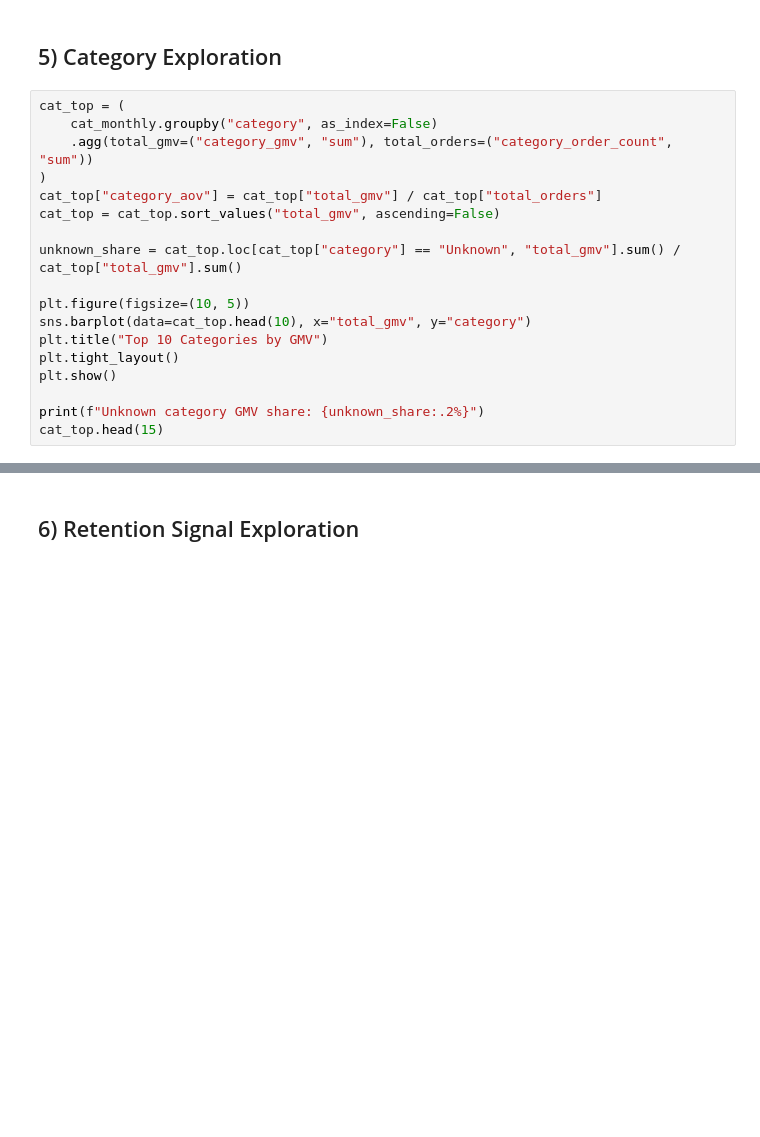
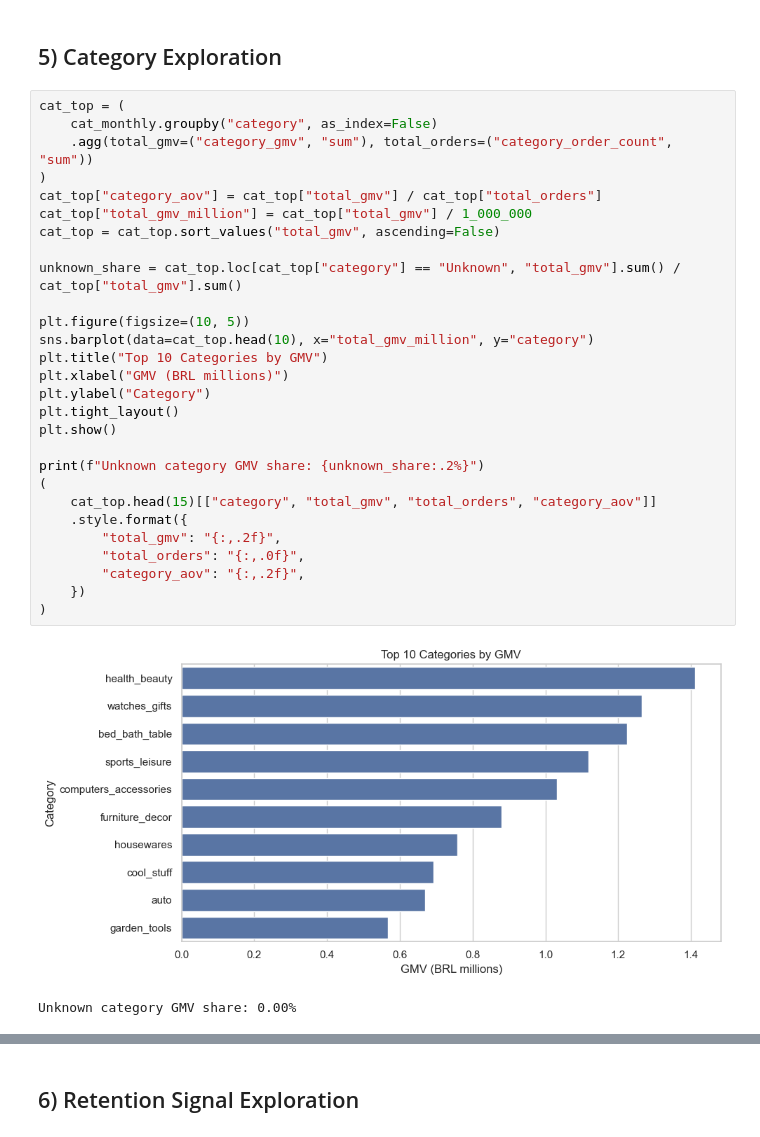
Before and after one commit to Sherry-max33/ecommerce-bi-dashboard, a Jupyter notebook: notebooks/01_pandas_eda.ipynb, the cells around one changed output, grey strips where cells are left out. Saved outputs shown, nothing was run; the diff lists cells and outputs as text; blank space fills up the shorter version.

```diff
--- a/notebooks/01_pandas_eda.ipynb
+++ b/notebooks/01_pandas_eda.ipynb
@@ -232,18 +294,31 @@ print(f"Top 20% customers contribute {top20_cut:.2%} of GMV")
 # %%
 cat_top = (
     cat_monthly.groupby("category", as_index=False)
     .agg(total_gmv=("category_gmv", "sum"), total_orders=("category_order_count", "sum"))
 )
 cat_top["category_aov"] = cat_top["total_gmv"] / cat_top["total_orders"]
+cat_top["total_gmv_million"] = cat_top["total_gmv"] / 1_000_000
 cat_top = cat_top.sort_values("total_gmv", ascending=False)
 
 unknown_share = cat_top.loc[cat_top["category"] == "Unknown", "total_gmv"].sum() / cat_top["total_gmv"].sum()
 
 plt.figure(figsize=(10, 5))
-sns.barplot(data=cat_top.head(10), x="total_gmv", y="category")
+sns.barplot(data=cat_top.head(10), x="total_gmv_million", y="category")
 plt.title("Top 10 Categories by GMV")
+plt.xlabel("GMV (BRL millions)")
+plt.ylabel("Category")
 plt.tight_layout()
 plt.show()
 
 print(f"Unknown category GMV share: {unknown_share:.2%}")
-cat_top.head(15)
+(
+    cat_top.head(15)[["category", "total_gmv", "total_orders", "category_aov"]]
+    .style.format({
+        "total_gmv": "{:,.2f}",
+        "total_orders": "{:,.0f}",
+        "category_aov": "{:,.2f}",
+    })
+)
+# %% [output]
+[figure, added]
+Unknown category GMV share: 0.00%
```
Also changed, not shown: parts of 10 cells of this notebook, 2 other files.
